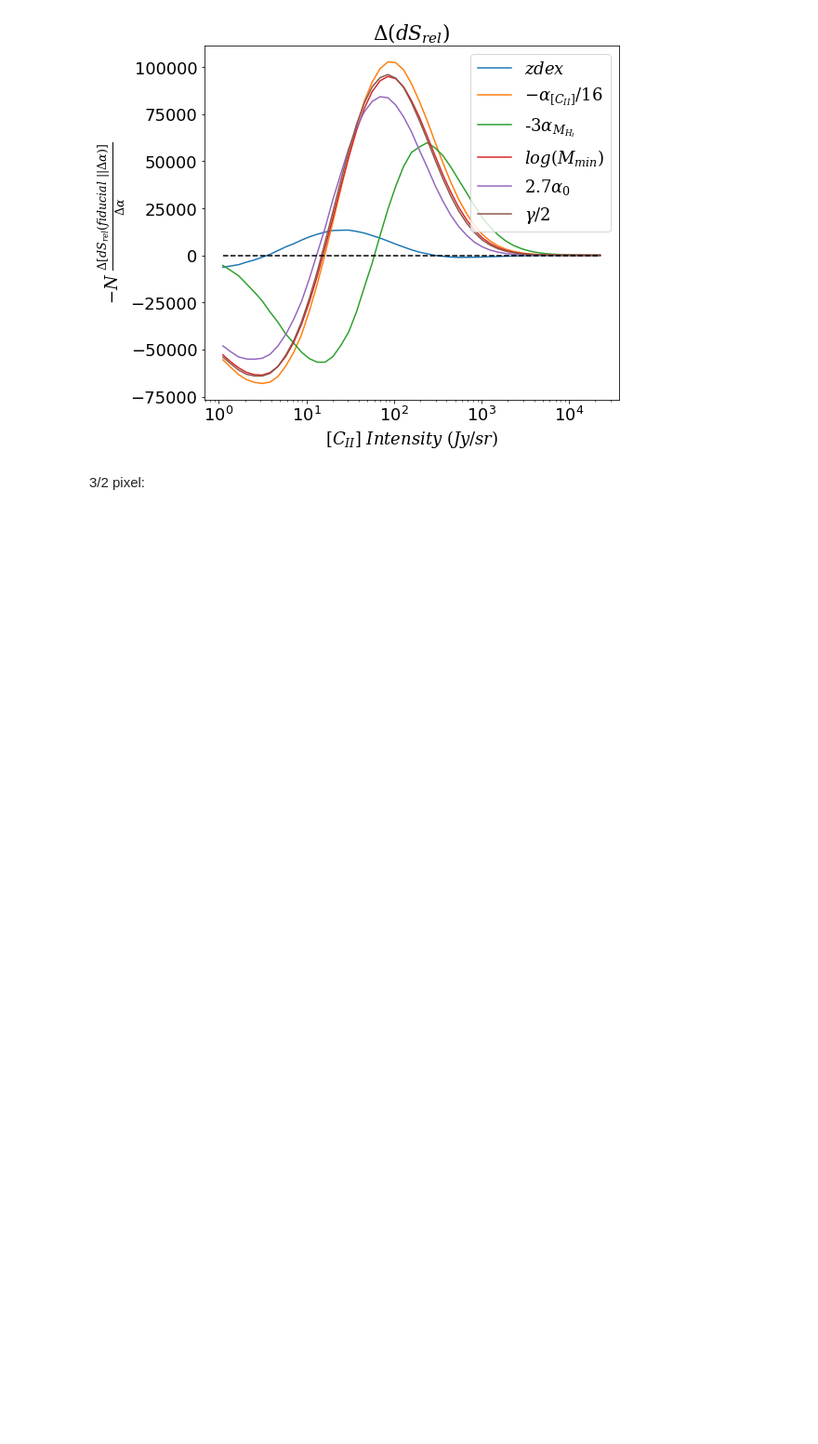
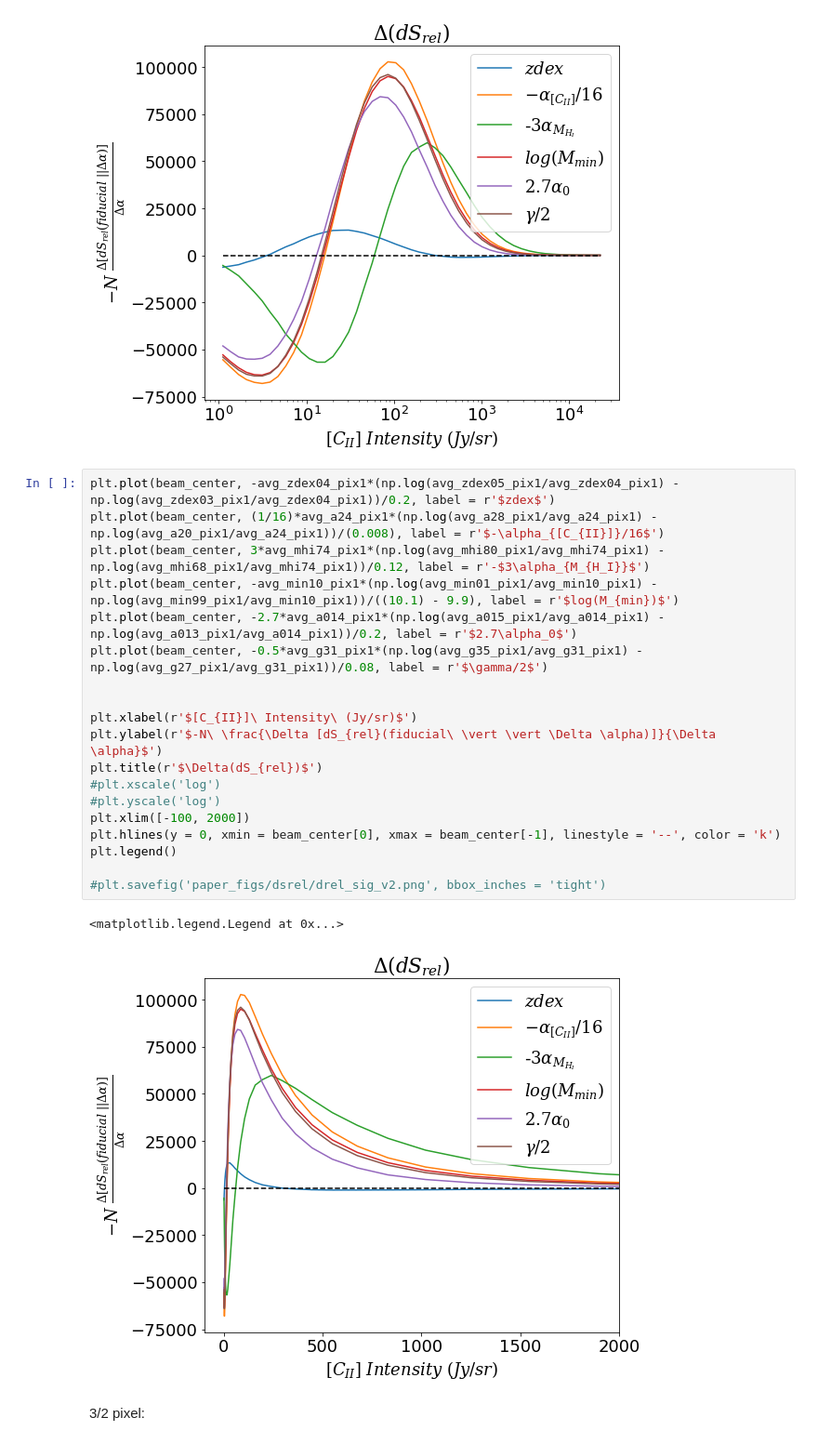
Before and after one commit to PatrickHorlaville/CITA_LIM, a Jupyter notebook: dsrel_v2.ipynb, the cells around one changed output. Shown at 93% size. Cells and saved outputs as stored; diff of their text form; blank space fills up the shorter version.

```diff
--- a/dsrel_v2.ipynb
+++ b/dsrel_v2.ipynb
@@ -153,6 +183,28 @@ plt.legend()
 # %% [output]
 <matplotlib.legend.Legend at 0x...>
 [figure]
+# %%
+plt.plot(beam_center, -avg_zdex04_pix1*(np.log(avg_zdex05_pix1/avg_zdex04_pix1) - np.log(avg_zdex03_pix1/avg_zdex04_pix1))/0.2, label = r'$zdex$')
+plt.plot(beam_center, (1/16)*avg_a24_pix1*(np.log(avg_a28_pix1/avg_a24_pix1) - np.log(avg_a20_pix1/avg_a24_pix1))/(0.008), label = r'$-\alpha_{[C_{II}]}/16$')
+plt.plot(beam_center, 3*avg_mhi74_pix1*(np.log(avg_mhi80_pix1/avg_mhi74_pix1) - np.log(avg_mhi68_pix1/avg_mhi74_pix1))/0.12, label = r'-$3\alpha_{M_{H_I}}$')
+plt.plot(beam_center, -avg_min10_pix1*(np.log(avg_min01_pix1/avg_min10_pix1) - np.log(avg_min99_pix1/avg_min10_pix1))/((10.1) - 9.9), label = r'$log(M_{min})$')
+plt.plot(beam_center, -2.7*avg_a014_pix1*(np.log(avg_a015_pix1/avg_a014_pix1) - np.log(avg_a013_pix1/avg_a014_pix1))/0.2, label = r'$2.7\alpha_0$')
+plt.plot(beam_center, -0.5*avg_g31_pix1*(np.log(avg_g35_pix1/avg_g31_pix1) - np.log(avg_g27_pix1/avg_g31_pix1))/0.08, label = r'$\gamma/2$')
+
+
+plt.xlabel(r'$[C_{II}]\ Intensity\ (Jy/sr)$')
+plt.ylabel(r'$-N\ \frac{\Delta [dS_{rel}(fiducial\ \vert \vert \Delta \alpha)]}{\Delta \alpha}$')
+plt.title(r'$\Delta(dS_{rel})$')
+#plt.xscale('log')
+#plt.yscale('log')
+plt.xlim([-100, 2000])
+plt.hlines(y = 0, xmin = beam_center[0], xmax = beam_center[-1], linestyle = '--', color = 'k')
+plt.legend()
+
+#plt.savefig('paper_figs/dsrel/drel_sig_v2.png', bbox_inches = 'tight')
+# %% [output]
+<matplotlib.legend.Legend at 0x...>
+[figure, added]
 # %% [markdown]
 3/2 pixel:
 # %% [markdown]
```
Also changed, not shown: parts of 3 cells of this notebook, 13 other files.
